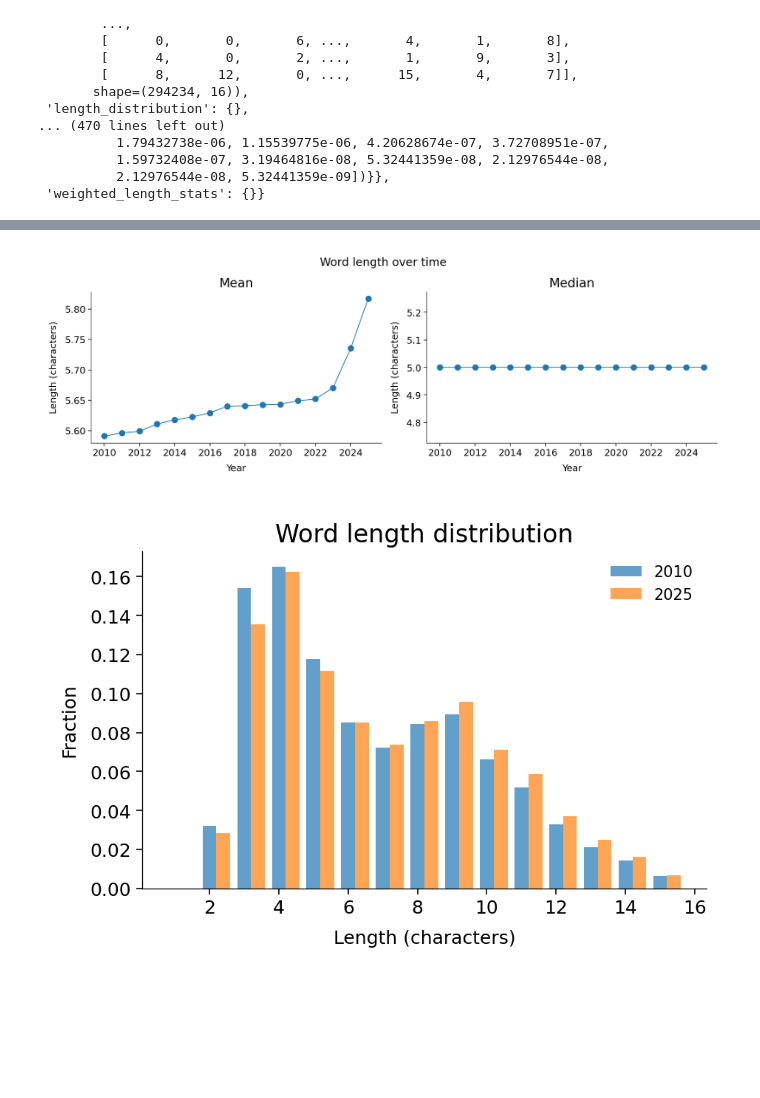
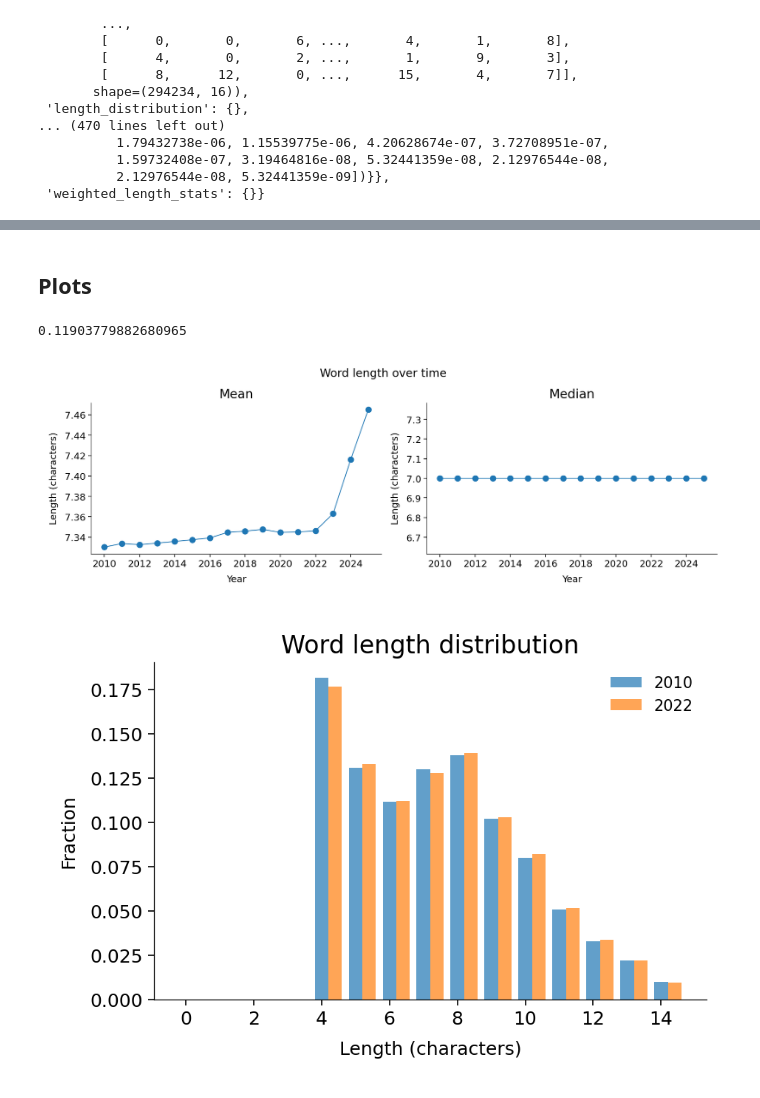
Before and after one commit to ritagonmar/llm-readability, a Jupyter notebook: scripts/03-analysis-word-lenght.ipynb, the cells around one changed output, grey strips where cells are left out. Cells and saved outputs as stored; diff of their text form; code cells hidden in the pictures; blank space fills up the shorter version.

```diff
--- a/scripts/03-analysis-word-lenght.ipynb
+++ b/scripts/03-analysis-word-lenght.ipynb
@@ -90,0 +119,4 @@ results_word_len
+# %%
+f = open(variables_path / "results_word_len.pkl", "wb")
+pickle.dump(results_word_len, f)
+f.close()
@@ -91 +277,6 @@ results_word_len
+# %%
+pickle_in = open(
+    variables_path / "exclude_2_3_char/results_word_len.pkl", "rb"
+)
+results_word_len = pickle.load(pickle_in)
 # %%
@@ -95,3 +302,5 @@ dict_keys(['years', 'word_lengths', 'count_matrix', 'length_distribution', 'mean
+# %% [markdown]
+## Plots
 # %%
 fig, axes = plt.subplots(1, 2, figsize=(6, 2))
 fig.suptitle("Word length over time")  # , fontsize=16, fontweight="bold")
@@ -105,6 +314,9 @@ axes[0].plot(
     marker=".",
     # linewidth=2,
     label="Mean",
+)
+print(
+    results_word_len["mean_length"][-1] - results_word_len["mean_length"][-4]
 )
 # axes[0].fill_between(
 #     years,
@@ -126,44 +338,46 @@ axes[1].set_title("Median")
 axes[1].set_xlabel("Year")
 axes[1].set_ylabel("Length (characters)")
 
-fig.savefig(figures_path / "word_length_over_time.png")
+fig.savefig(figures_path / "word_length_over_time_length_threshold_3.png")
 # %% [output]
+0.11903779882680965
-[figure, old version]
+[figure, new version]
 # %%
 fig, axes = plt.subplots(figsize=(3, 2))
 
 
 # first_year = str(2022)
 first_year = str(2010)
-# last_year = str(2024)
-last_year = str(2025)
+last_year = str(2022)
+# last_year = str(2025)
 first_data = results_word_len["length_category_counts"][first_year]
 last_data = results_word_len["length_category_counts"][last_year]
 
 axes.bar(
     first_data["lengths"][:15],
     first_data["proportions"][:15],
     alpha=0.7,
     label=first_year,
     width=0.4,
 )
 axes.bar(
     last_data["lengths"][:15] + 0.4,
     last_data["proportions"][:15],
     alpha=0.7,
     label=last_year,
     width=0.4,
 )
 axes.set_title(f"Word length distribution")  #: {first_year} vs {last_year}")
 axes.set_xlabel("Length (characters)")
 axes.set_ylabel("Fraction")
 axes.legend()
 
 fig.savefig(
-    figures_path / f"word_length_distribution_{first_year}_vs_{last_year}.png"
+    figures_path
+    / f"word_length_distribution_{first_year}_vs_{last_year}_length_threshold_3.png"
 )
 # %% [output]
-[figure, old version]
+[figure, new version]
 # %%
 fig, axes = plt.subplots(figsize=(3, 2))
 
```
Also changed, not shown: parts of 18 cells of this notebook, 4 other files.
